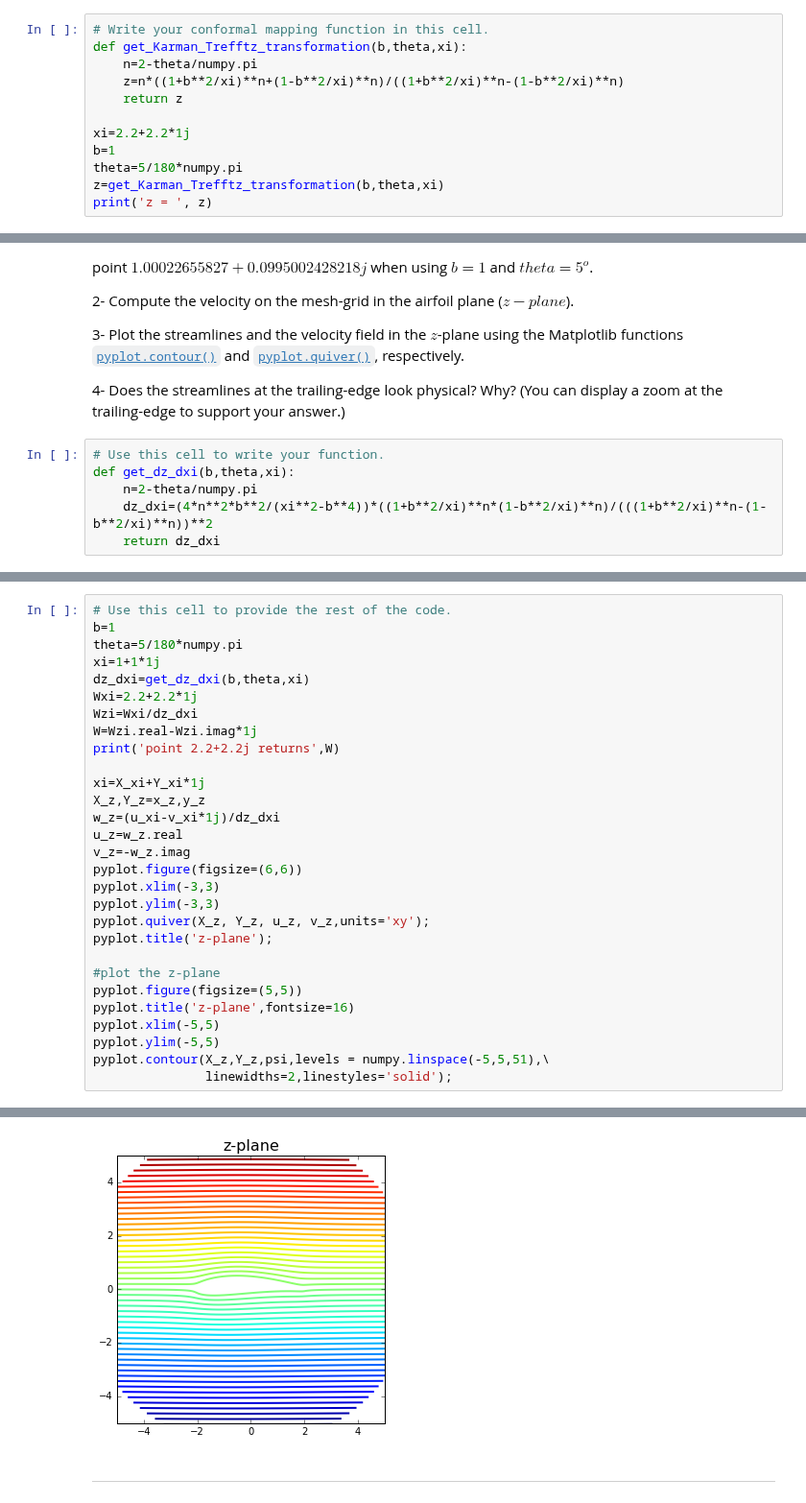
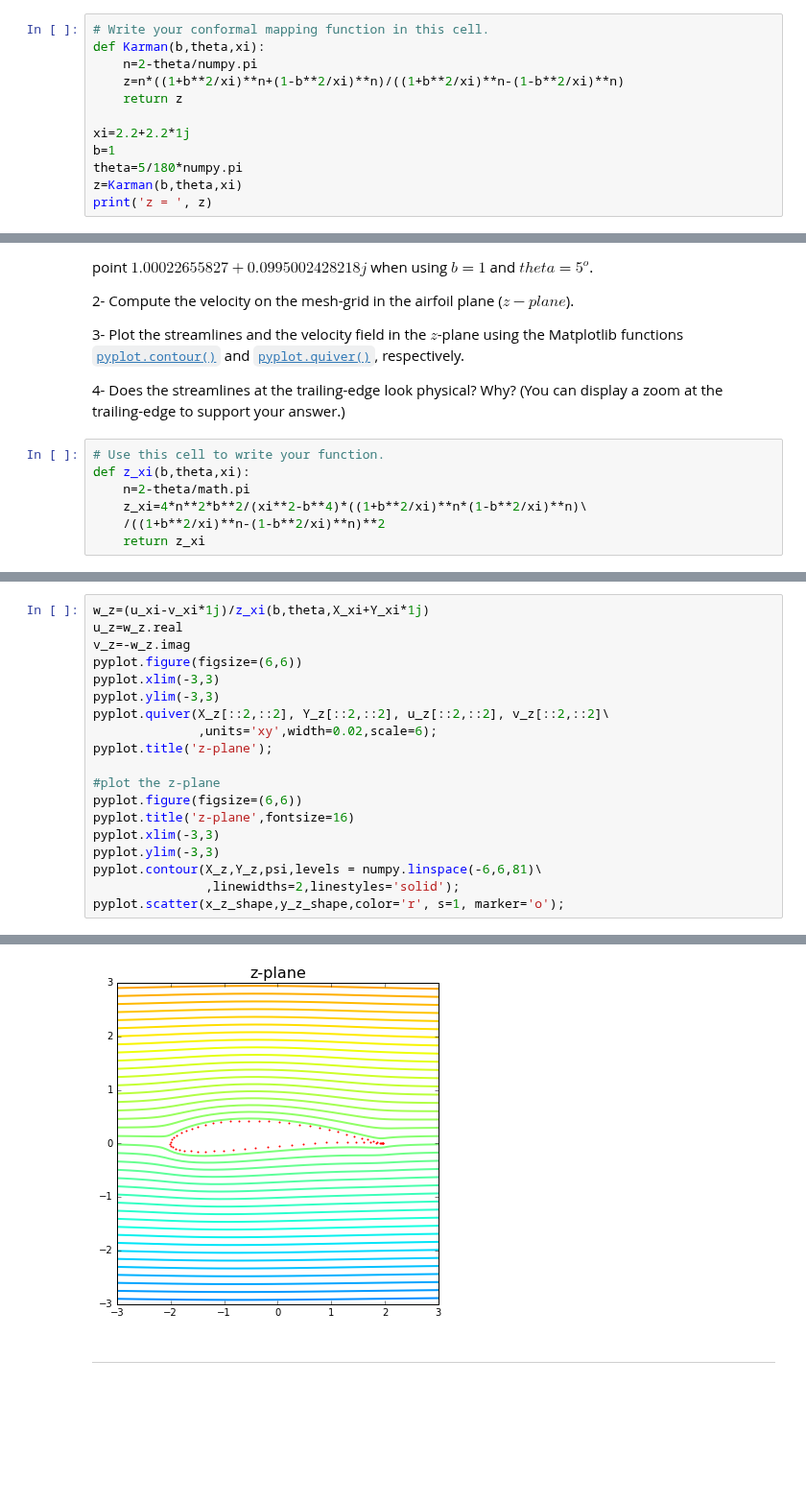
Before and after one commit to wangze233/MAE6226, a Jupyter notebook: midterm/midterm.ipynb, the cells around one changed output, grey strips where cells are left out. Shown at 96% size. Drawn from its saved outputs; the diff is of its cells as text; blank space fills up the shorter version.

```diff
--- a/midterm/midterm.ipynb
+++ b/midterm/midterm.ipynb
@@ -49,7 +49,7 @@ To check your function, here is what we obtained:
 the point $2.2 + 2.2j$ maps into the point $2.41874477821 + 1.98092269337j$ when using $b=1$ and $theta=5^o$.
 # %%
 # Write your conformal mapping function in this cell.
-def get_Karman_Trefftz_transformation(b,theta,xi):
+def Karman(b,theta,xi):
     n=2-theta/numpy.pi
     z=n*((1+b**2/xi)**n+(1-b**2/xi)**n)/((1+b**2/xi)**n-(1-b**2/xi)**n)
     return z
@@ -57,7 +57,7 @@ def get_Karman_Trefftz_transformation(b,theta,xi):
 xi=2.2+2.2*1j
 b=1
 theta=5/180*numpy.pi
-z=get_Karman_Trefftz_transformation(b,theta,xi)
+z=Karman(b,theta,xi)
 print('z = ', z)
 # %% [output]
 z =  (2.4187447782142586+1.980922693367887j)
@@ -284,7 +287,8 @@ the function on the point $2.2 + 2.2j$ returns the point $1.00022655827 + 0.0995
 (You can display a zoom at the trailing-edge to support your answer.)
 # %%
 # Use this cell to write your function.
-def get_dz_dxi(b,theta,xi):
-    n=2-theta/numpy.pi
-    dz_dxi=(4*n**2*b**2/(xi**2-b**4))*((1+b**2/xi)**n*(1-b**2/xi)**n)/(((1+b**2/xi)**n-(1-b**2/xi)**n))**2
-    return dz_dxi
+def z_xi(b,theta,xi):
+    n=2-theta/math.pi
+    z_xi=4*n**2*b**2/(xi**2-b**4)*((1+b**2/xi)**n*(1-b**2/xi)**n)\
+    /((1+b**2/xi)**n-(1-b**2/xi)**n)**2
+    return z_xi
@@ -291,30 +303,20 @@ def get_dz_dxi(b,theta,xi):
 # %%
-# Use this cell to provide the rest of the code.
-b=1
-theta=5/180*numpy.pi
-xi=1+1*1j
-dz_dxi=get_dz_dxi(b,theta,xi)
-Wxi=2.2+2.2*1j
-Wzi=Wxi/dz_dxi
-W=Wzi.real-Wzi.imag*1j
-print('point 2.2+2.2j returns',W)
-
-xi=X_xi+Y_xi*1j
-X_z,Y_z=x_z,y_z
-w_z=(u_xi-v_xi*1j)/dz_dxi
+w_z=(u_xi-v_xi*1j)/z_xi(b,theta,X_xi+Y_xi*1j)
 u_z=w_z.real
 v_z=-w_z.imag
 pyplot.figure(figsize=(6,6))
 pyplot.xlim(-3,3)
 pyplot.ylim(-3,3)
-pyplot.quiver(X_z, Y_z, u_z, v_z,units='xy');
+pyplot.quiver(X_z[::2,::2], Y_z[::2,::2], u_z[::2,::2], v_z[::2,::2]\
+              ,units='xy',width=0.02,scale=6);
 pyplot.title('z-plane');
 
 #plot the z-plane
-pyplot.figure(figsize=(5,5))
+pyplot.figure(figsize=(6,6))
 pyplot.title('z-plane',fontsize=16)
-pyplot.xlim(-5,5)
-pyplot.ylim(-5,5)
-pyplot.contour(X_z,Y_z,psi,levels = numpy.linspace(-5,5,51),\
-               linewidths=2,linestyles='solid');
+pyplot.xlim(-3,3)
+pyplot.ylim(-3,3)
+pyplot.contour(X_z,Y_z,psi,levels = numpy.linspace(-6,6,81)\
+               ,linewidths=2,linestyles='solid');
+pyplot.scatter(x_z_shape,y_z_shape,color='r', s=1, marker='o');
 # %% [output]
@@ -323,4 +324,4 @@ point 2.2+2.2j returns (2.633096919009385-0.9287515192029591j)
-[figure, old version]
+[figure, new version]
 # %% [markdown]
 ---
 # %% [markdown]
```
Also changed, not shown: parts of 8 cells of this notebook.
